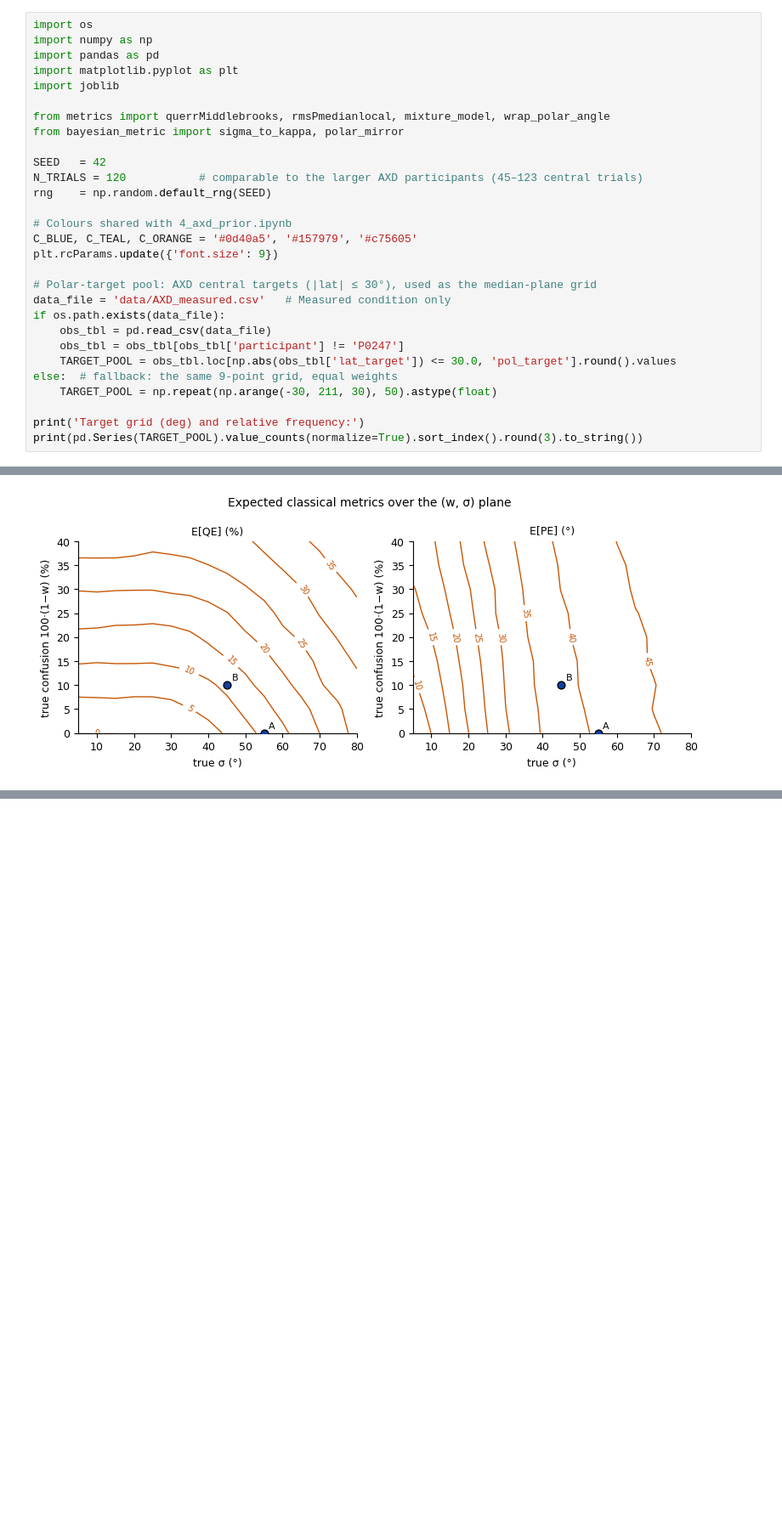
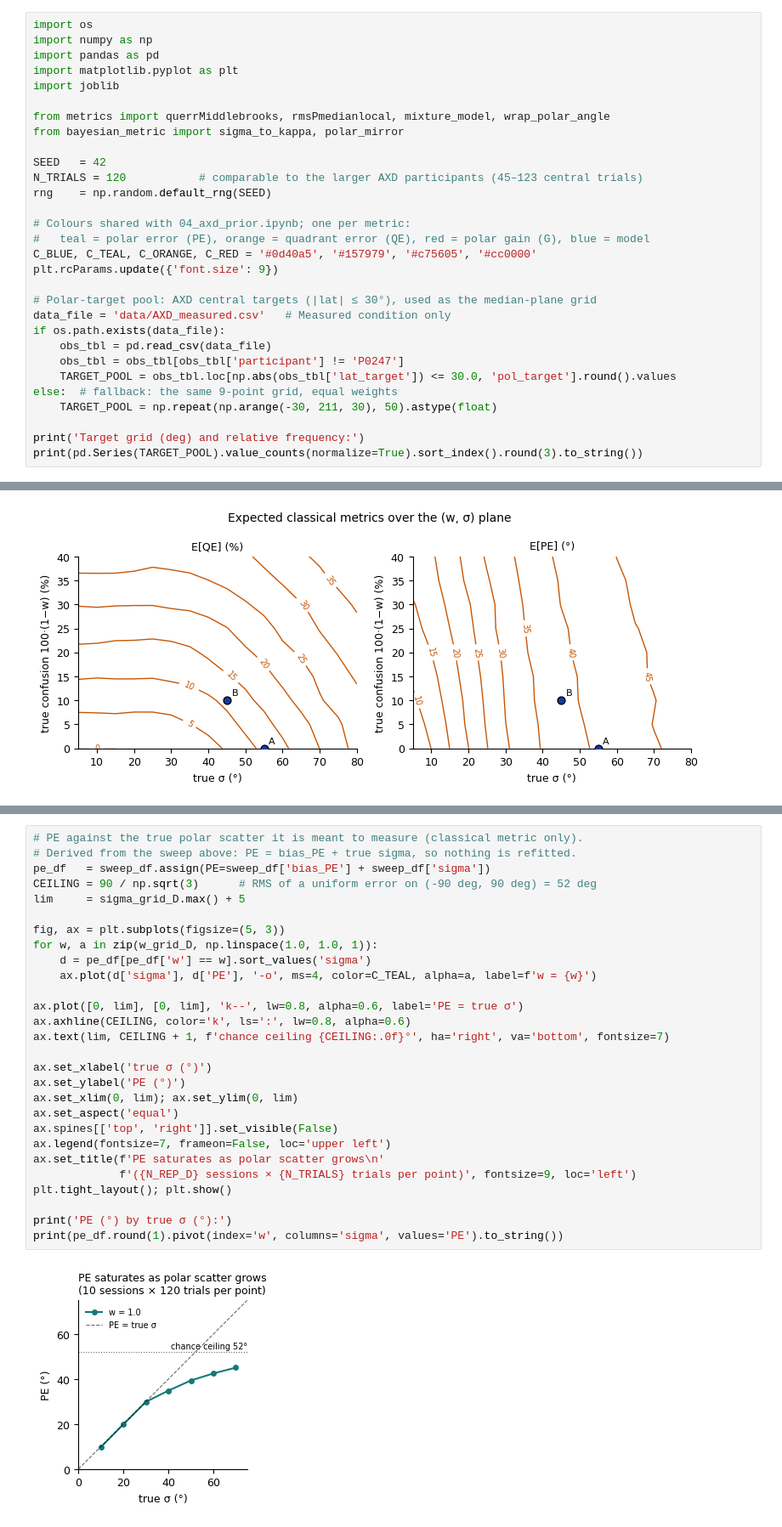
Before and after one commit to robaru/fa2026-localisation-mixture, a Jupyter notebook: 05_metric_failure_cases.ipynb, the cells around one changed output, grey strips where cells are left out. Shown at 85% size. Drawn from its saved outputs; the diff is of its cells as text; blank space fills up the shorter version.

```diff
--- a/05_metric_failure_cases.ipynb
+++ b/05_metric_failure_cases.ipynb
@@ -36,8 +39,9 @@ SEED   = 42
 N_TRIALS = 120           # comparable to the larger AXD participants (45–123 central trials)
 rng    = np.random.default_rng(SEED)
 
-# Colours shared with 4_axd_prior.ipynb
-C_BLUE, C_TEAL, C_ORANGE = '#0d40a5', '#157979', '#c75605'
+# Colours shared with 04_axd_prior.ipynb; one per metric:
+#   teal = polar error (PE), orange = quadrant error (QE), red = polar gain (G), blue = model
+C_BLUE, C_TEAL, C_ORANGE, C_RED = '#0d40a5', '#157979', '#c75605', '#cc0000'
 plt.rcParams.update({'font.size': 9})
 
 # Polar-target pool: AXD central targets (|lat| ≤ 30°), used as the median-plane grid
@@ -340,0 +354,30 @@ w
+# %%
+# PE against the true polar scatter it is meant to measure (classical metric only).
+# Derived from the sweep above: PE = bias_PE + true sigma, so nothing is refitted.
+pe_df   = sweep_df.assign(PE=sweep_df['bias_PE'] + sweep_df['sigma'])
+CEILING = 90 / np.sqrt(3)      # RMS of a uniform error on (-90 deg, 90 deg) = 52 deg
+lim     = sigma_grid_D.max() + 5
+
+fig, ax = plt.subplots(figsize=(5, 3))
+for w, a in zip(w_grid_D, np.linspace(1.0, 1.0, 1)):
+    d = pe_df[pe_df['w'] == w].sort_values('sigma')
+    ax.plot(d['sigma'], d['PE'], '-o', ms=4, color=C_TEAL, alpha=a, label=f'w = {w}')
+
+ax.plot([0, lim], [0, lim], 'k--', lw=0.8, alpha=0.6, label='PE = true σ')
+ax.axhline(CEILING, color='k', ls=':', lw=0.8, alpha=0.6)
+ax.text(lim, CEILING + 1, f'chance ceiling {CEILING:.0f}°', ha='right', va='bottom', fontsize=7)
+
+ax.set_xlabel('true σ (°)')
+ax.set_ylabel('PE (°)')
+ax.set_xlim(0, lim); ax.set_ylim(0, lim)
+ax.set_aspect('equal')
+ax.spines[['top', 'right']].set_visible(False)
+ax.legend(fontsize=7, frameon=False, loc='upper left')
+ax.set_title(f'PE saturates as polar scatter grows\n'
+             f'({N_REP_D} sessions × {N_TRIALS} trials per point)', fontsize=9, loc='left')
+plt.tight_layout(); plt.show()
+
+print('PE (°) by true σ (°):')
+print(pe_df.round(1).pivot(index='w', columns='sigma', values='PE').to_string())
+# %% [output]
+[figure, added]
```
Also changed, not shown: parts of 10 cells of this notebook, 3 other files.
